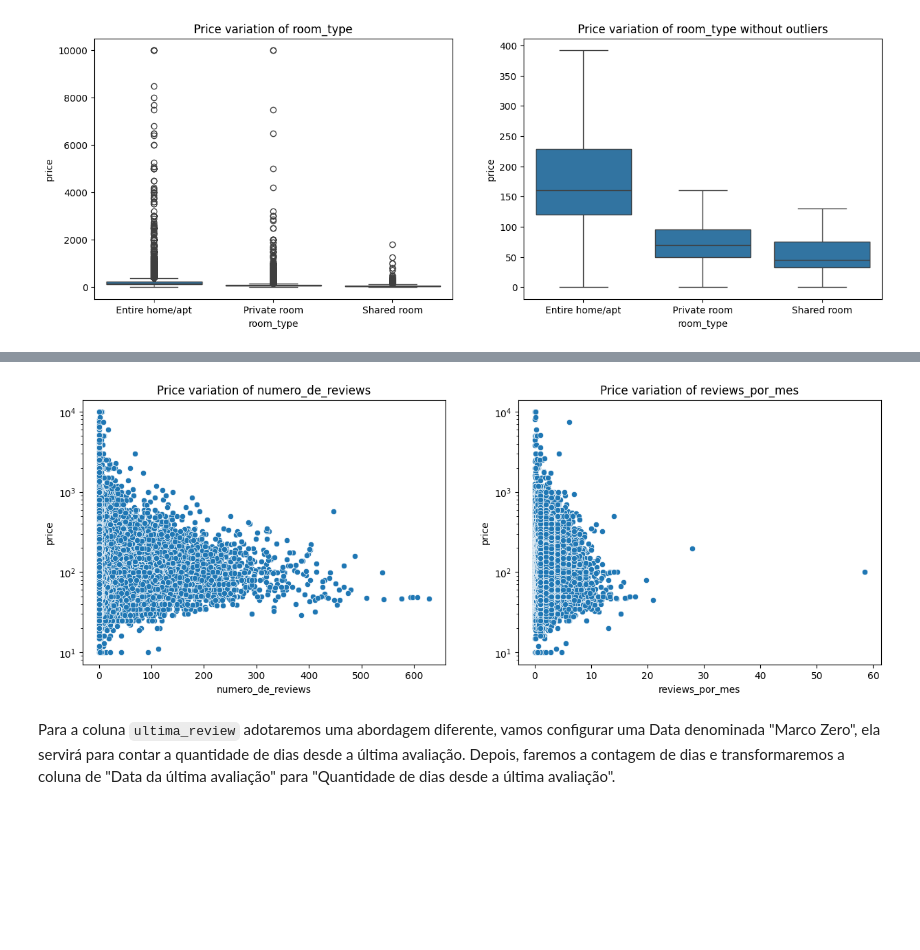
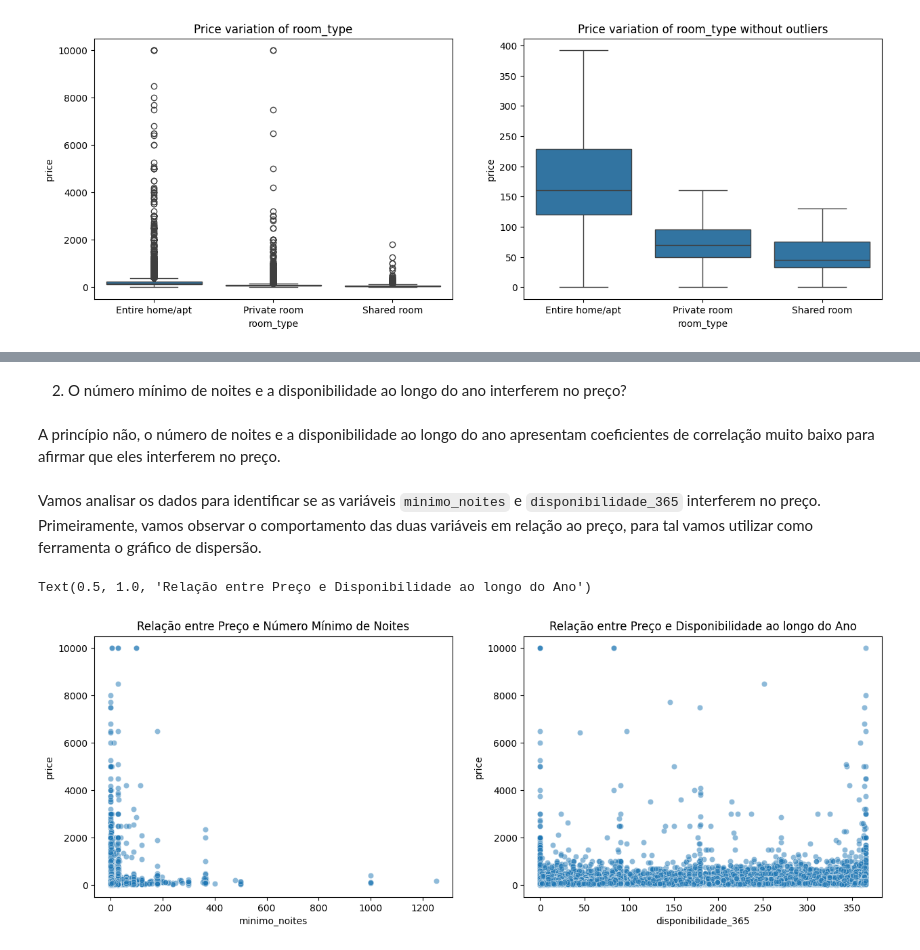
Before and after one commit to ismaalves/Desafio_Indicium, a Jupyter notebook: EDA.ipynb, the cells around one changed output, grey strips where cells are left out. Cells and saved outputs as stored; diff of their text form; code cells hidden in the pictures; blank space fills up the shorter version.

```diff
--- a/EDA.ipynb
+++ b/EDA.ipynb
@@ -89,0 +166,6 @@ Da coluna `nome`, alguns nomes de anúncios se repetem, o que pode indicar algum
+# %%
+dados['ultima_review'] = pd.to_datetime(dados['ultima_review'])
+
+zero = dados['ultima_review'].max()
+
+dados['ultima_review'] = ((zero - dados['ultima_review']).dt.days)
@@ -365,18 +443,17 @@ axes.set_yscale('log')
+# %% [markdown]
+2. O número mínimo de noites e a disponibilidade ao longo do ano interferem no preço?
+# %% [markdown]
+A princípio não, o número de noites e a disponibilidade ao longo do ano apresentam coeficientes de correlação muito baixo para afirmar que eles interferem no preço.
+# %% [markdown]
+Vamos analisar os dados para identificar se as variáveis `minimo_noites` e `disponibilidade_365` interferem no preço. Primeiramente, vamos observar o comportamento das duas variáveis em relação ao preço, para tal vamos utilizar como ferramenta o gráfico de dispersão.
 # %%
-var = 'numero_de_reviews'
-var_2 = 'reviews_por_mes'
+fig, axes = plt.subplots(1,2,figsize=(15,5))
 
-fig, axes = plt.subplots(1, 2, figsize=(15, 5))
+sns.scatterplot(data=dados, x='minimo_noites', y='price', alpha=0.5, ax=axes[0])
+sns.scatterplot(data=dados, x='disponibilidade_365', y='price', alpha=0.5, ax=axes[1])
 
-sns.scatterplot(data=dados, x=var, y='price', ax=axes[0])
-sns.scatterplot(data=dados, x=var_2, y='price', ax=axes[1])
-
-axes[0].set_title(f'Price variation of {var}')
-axes[0].set_yscale('log')
-
-axes[1].set_title(f'Price variation of {var_2}')
-axes[1].set_yscale('log')
+axes[0].set_title("Relação entre Preço e Número Mínimo de Noites")
+axes[1].set_title("Relação entre Preço e Disponibilidade ao longo do Ano")
 # %% [output]
+Text(0.5, 1.0, 'Relação entre Preço e Disponibilidade ao longo do Ano')
-[figure, old version]
+[figure, new version]
-# %% [markdown]
-Para a coluna `ultima_review` adotaremos uma abordagem diferente, vamos configurar uma Data denominada "Marco Zero", ela servirá para contar a quantidade de dias desde a última avaliação. Depois, faremos a contagem de dias e transformaremos a coluna de "Data da última avaliação" para "Quantidade de dias desde a última avaliação".
```
Also changed, not shown: parts of 79 cells of this notebook, 1 other file.
